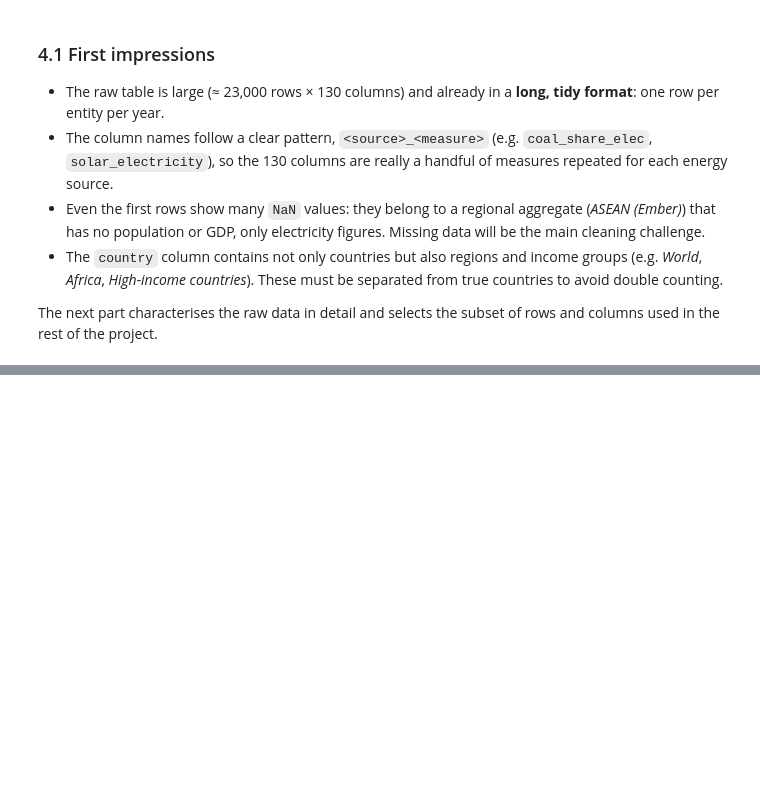
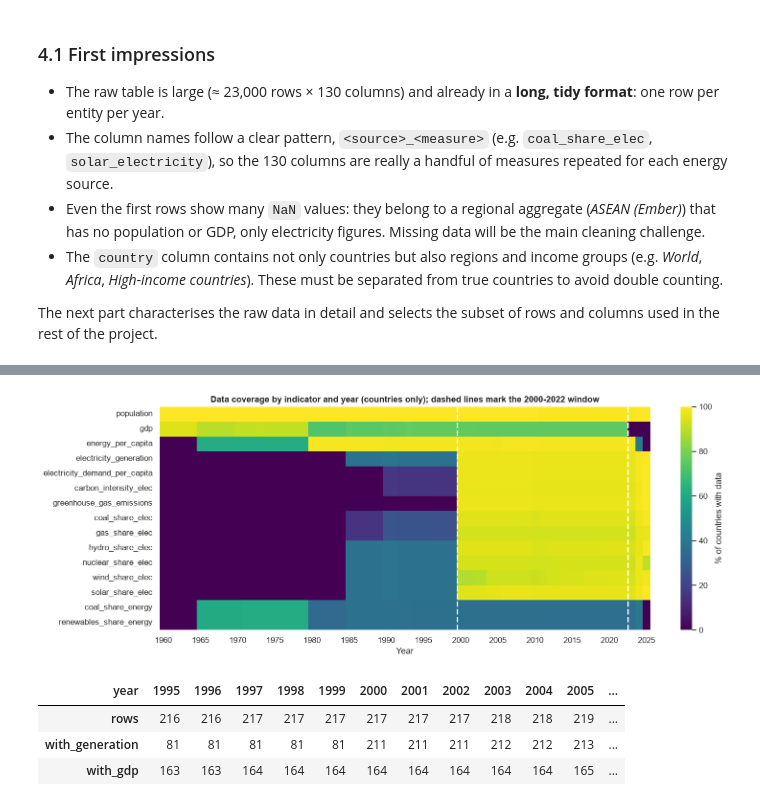
Before and after one commit to Md-Fahad2000/data_exploration_and_preparation_ca1, a Jupyter notebook: Energy_Transition_DEP.ipynb, the cells around one changed output, grey strips where cells are left out. Drawn from its saved outputs; the diff is of its cells as text; code cells hidden in the pictures; blank space fills up the shorter version.

```diff
--- a/Energy_Transition_DEP.ipynb
+++ b/Energy_Transition_DEP.ipynb
@@ -202,0 +390,38 @@ rest of the project.
+# %%
+# Indicators that are candidates for the analysis
+key_cols = ["population", "gdp", "energy_per_capita", "electricity_generation",
+            "electricity_demand_per_capita", "carbon_intensity_elec", "greenhouse_gas_emissions",
+            "coal_share_elec", "gas_share_elec", "hydro_share_elec", "nuclear_share_elec",
+            "wind_share_elec", "solar_share_elec", "coal_share_energy", "renewables_share_energy"]
+
+countries_only = raw[raw["iso_code"].notna()]
+coverage = (countries_only[countries_only["year"] >= 1960]
+            .groupby("year")[key_cols]
+            .apply(lambda g: g.notna().mean() * 100)
+            .T)
+
+fig, ax = plt.subplots(figsize=(15, 5.5))
+sns.heatmap(coverage, cmap="viridis", vmin=0, vmax=100, ax=ax,
+            cbar_kws={"label": "% of countries with data"})
+ax.set_xticks(np.arange(0.5, coverage.shape[1], 5))
+ax.set_xticklabels(coverage.columns[::5], rotation=0)
+ax.axvline(coverage.columns.get_loc(2000), color="white", lw=2, ls="--")
+ax.axvline(coverage.columns.get_loc(2022) + 1, color="white", lw=2, ls="--")
+ax.set_title("Data coverage by indicator and year (countries only); dashed lines mark the 2000-2022 window")
+ax.set_xlabel("Year"); ax.set_ylabel("")
+save_fig(fig, "fig01_coverage_by_year")
+plt.show()
+# %% [output]
+[figure, added]
+# %%
+# Number of countries reporting electricity generation and GDP in recent years
+recent = countries_only[countries_only["year"] >= 1995].groupby("year").agg(
+    rows=("country", "size"),
+    with_generation=("electricity_generation", "count"),
+    with_gdp=("gdp", "count"))
+recent.T
+# %% [output]
+| year | 1995 | 1996 | 1997 | 1998 | 1999 | 2000 | 2001 | 2002 | 2003 | 2004 | 2005 | ... |
+| rows | 216 | 216 | 217 | 217 | 217 | 217 | 217 | 217 | 218 | 218 | 219 | ... |
+| with_generation | 81 | 81 | 81 | 81 | 81 | 211 | 211 | 211 | 212 | 212 | 213 | ... |
+| with_gdp | 163 | 163 | 164 | 164 | 164 | 164 | 164 | 164 | 164 | 164 | 165 | ... |
```
Also changed, not shown: parts of 19 cells of this notebook, 1 other file.
